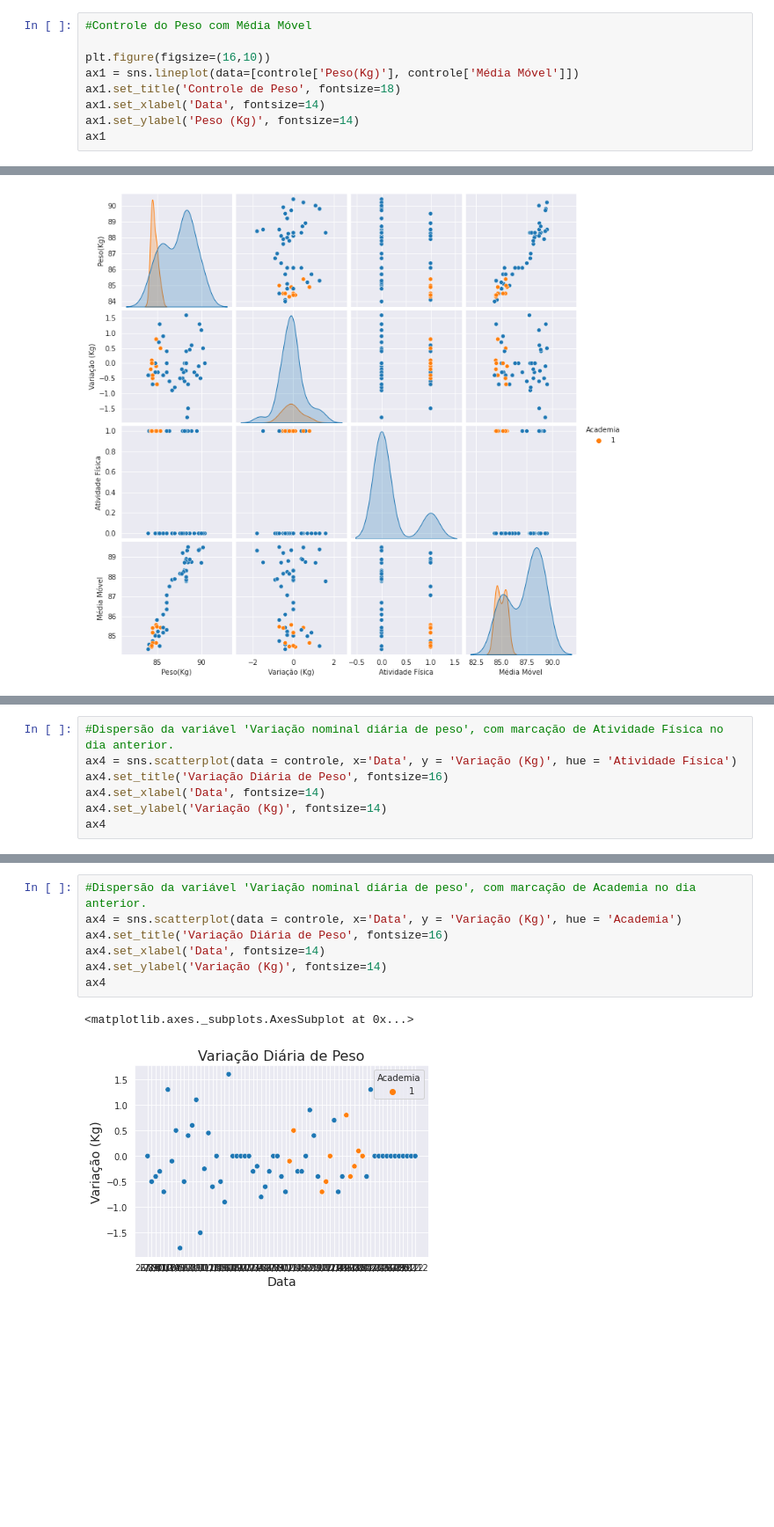
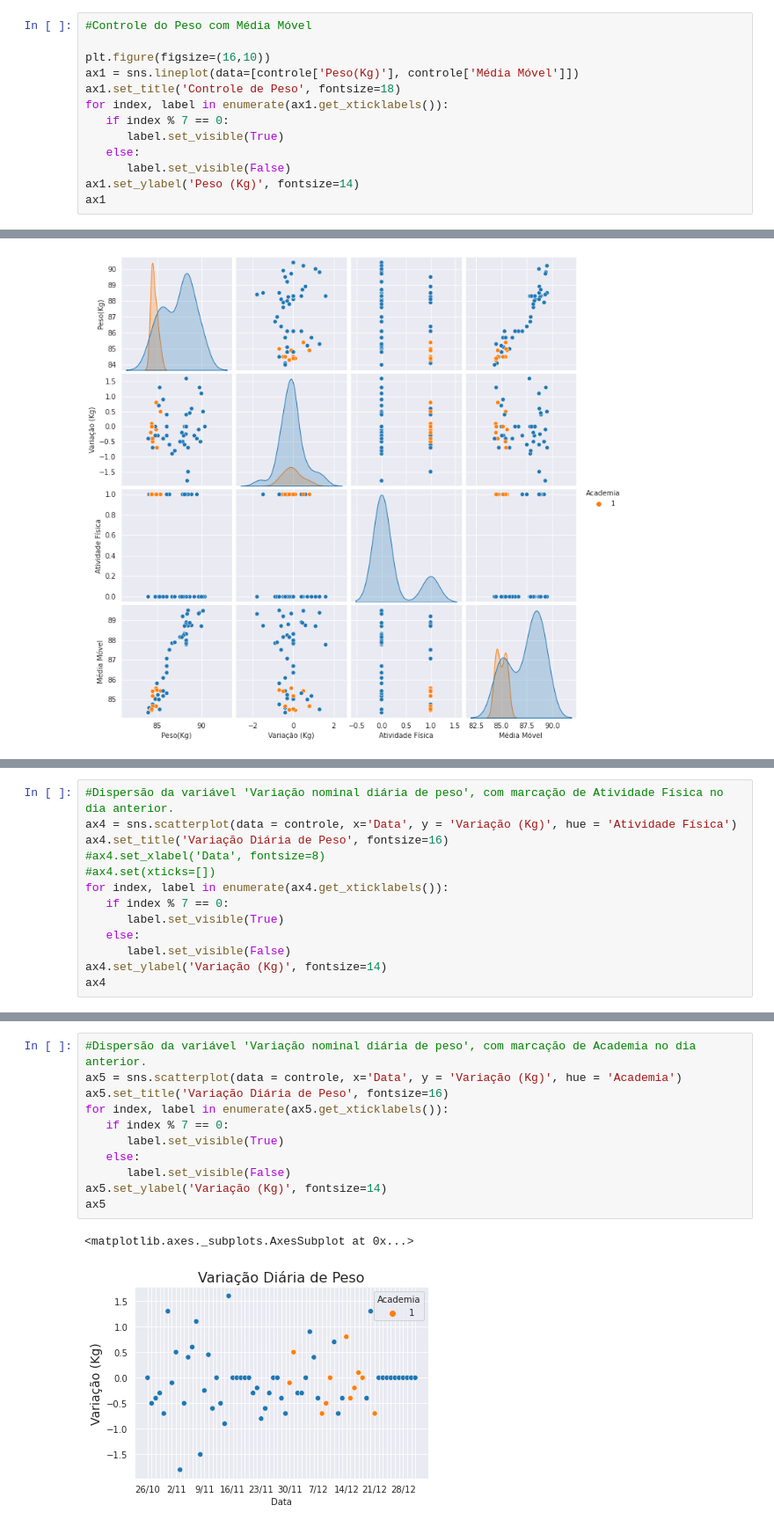
Before and after one commit to erico-bachour/erico-bachour, a Jupyter notebook: Controle_de_Peso.ipynb, the cells around one changed output, grey strips where cells are left out. Shown: that part at 88% size. Saved outputs shown, nothing was run; the diff lists cells and outputs as text; blank space fills up the shorter version.

```diff
--- a/Controle_de_Peso.ipynb
+++ b/Controle_de_Peso.ipynb
@@ -66,7 +66,11 @@ controle['Média Móvel'] = controle['Peso(Kg)'].rolling(5).mean()
 plt.figure(figsize=(16,10))
 ax1 = sns.lineplot(data=[controle['Peso(Kg)'], controle['Média Móvel']])
 ax1.set_title('Controle de Peso', fontsize=18)
-ax1.set_xlabel('Data', fontsize=14)
+for index, label in enumerate(ax1.get_xticklabels()):
+   if index % 7 == 0:
+      label.set_visible(True)
+   else:
+      label.set_visible(False)
 ax1.set_ylabel('Peso (Kg)', fontsize=14)
 ax1
 # %% [output]
@@ -86,7 +90,13 @@ ax3 = sns.pairplot(data=controle, hue='Atividade Física')
 #Dispersão da variável 'Variação nominal diária de peso', com marcação de Atividade Física no dia anterior.
 ax4 = sns.scatterplot(data = controle, x='Data', y = 'Variação (Kg)', hue = 'Atividade Física')
 ax4.set_title('Variação Diária de Peso', fontsize=16)
-ax4.set_xlabel('Data', fontsize=14)
+#ax4.set_xlabel('Data', fontsize=8)
+#ax4.set(xticks=[])
+for index, label in enumerate(ax4.get_xticklabels()):
+   if index % 7 == 0:
+      label.set_visible(True)
+   else:
+      label.set_visible(False)
 ax4.set_ylabel('Variação (Kg)', fontsize=14)
 ax4
 # %% [output]
@@ -95,10 +105,14 @@ ax4
 # %%
 #Dispersão da variável 'Variação nominal diária de peso', com marcação de Academia no dia anterior.
-ax4 = sns.scatterplot(data = controle, x='Data', y = 'Variação (Kg)', hue = 'Academia')
-ax4.set_title('Variação Diária de Peso', fontsize=16)
-ax4.set_xlabel('Data', fontsize=14)
-ax4.set_ylabel('Variação (Kg)', fontsize=14)
-ax4
+ax5 = sns.scatterplot(data = controle, x='Data', y = 'Variação (Kg)', hue = 'Academia')
+ax5.set_title('Variação Diária de Peso', fontsize=16)
+for index, label in enumerate(ax5.get_xticklabels()):
+   if index % 7 == 0:
+      label.set_visible(True)
+   else:
+      label.set_visible(False)
+ax5.set_ylabel('Variação (Kg)', fontsize=14)
+ax5
 # %% [output]
 <matplotlib.axes._subplots.AxesSubplot at 0x...>
-[figure, old version]
+[figure, new version]
```
Also changed, not shown: parts of 6 cells of this notebook.
